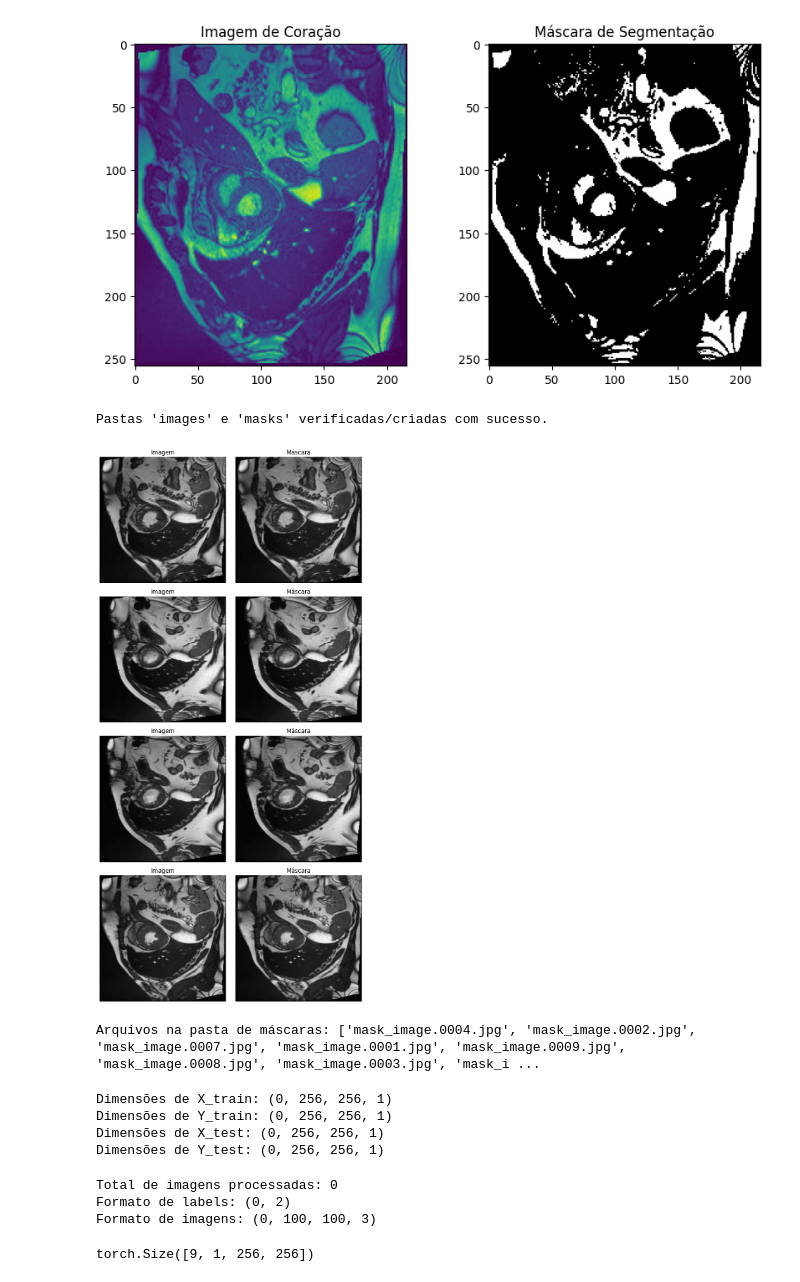
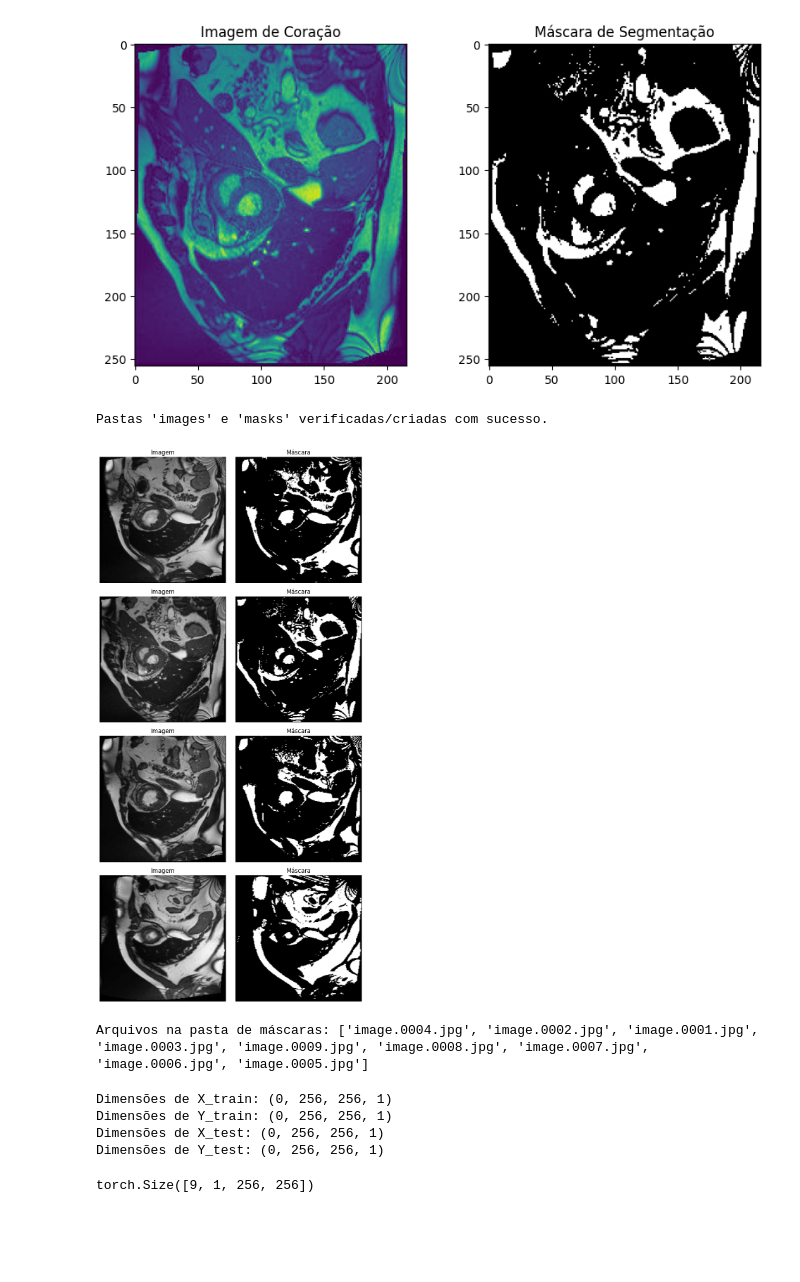
Before and after one commit to Alan240124/Alan, a Jupyter notebook: Atividade_Dataloader.ipynb, the cells around one changed output. Drawn from its saved outputs; the diff is of its cells as text; code cells hidden in the pictures; blank space fills up the shorter version.

```diff
--- a/Atividade_Dataloader.ipynb
+++ b/Atividade_Dataloader.ipynb
@@ -60,6 +19,0 @@ Batch de dados: torch.Size([8, 3, 256, 256]), Batch de labels: torch.Size([8])
-# %%
-# Dados de exemplo
-dados = torch.randn(100, 3)  # 100 amostras, 3 características cada
-labels = torch.randint(0, 2, (100,))  # 100 rótulos binários
-
-dataset = MeuDataset(dados, labels)
@@ -188,8 +483,8 @@ class CustomDataset(Dataset):
         return image, mask
 
 # Diretórios das imagens e máscaras
-images_dir = '/content/drive/MyDrive/DataSet/images/'
-masks_dir = '/content/drive/MyDrive/DataSet/masks/'
+images_dir = '/content/drive/MyDrive/DataSet3/images'
+masks_dir = '/content/drive/MyDrive/DataSet3/masks'
 
 # Transformações (opcional)
 transform = transforms.Compose([
@@ -217,7 +512,7 @@ import torchvision.transforms as transforms
 from PIL import Image
 
 # Carregando a imagem
-image_path = '/content/drive/MyDrive/DataSet/images/image.0001.jpg'
+image_path = '/content/drive/MyDrive/DataSet3/images/image.0001.jpg'
 image = Image.open(image_path)
 
 # Convertendo a imagem para tensor
@@ -256,7 +551,7 @@ import matplotlib.pyplot as plt
 import numpy as np
 
 # Caminho base do dataset de segmentação do coração
-dataset_path = "/content/drive/MyDrive/Dataset2"
+dataset_path = "/content/drive/MyDrive/DataSet3"
 
 # Função para criar as pastas, caso não existam
 def criar_pastas_dataset():
@@ -313,41 +608,41 @@ def visualizar_batch(dataloader):
     plt.tight_layout()
     plt.show()
 
 # Função principal
 def main():
     # Chama a função para garantir que as pastas existam
     criar_pastas_dataset()
 
     # Define o caminho para as pastas de imagens e máscaras
     images_dir = os.path.join(dataset_path, "images")
     masks_dir = os.path.join(dataset_path, "masks")
 
     # Transforma de exemplo (normalização e redimensionamento)
     transform = transforms.Compose([
         transforms.Resize((256, 256)),
         transforms.ToTensor(),
     ])
 
     # Cria o DataLoader
     heart_dataset = HeartSegmentationDataset(images_dir=images_dir, masks_dir=masks_dir, transform=transform)
     dataloader = DataLoader(heart_dataset, batch_size=4, shuffle=True)
 
     # Chama a função para exibir um batch de imagens e máscaras
     visualizar_batch(dataloader)
 
 # Verifica se o script está sendo executado diretamente
 if __name__ == "__main__":
     main()
 # %% [output]
 Pastas 'images' e 'masks' verificadas/criadas com sucesso.
-[figure, old version]
+[figure, new version]
 # %%
 import os
 
-masks_dir = '/content/drive/MyDrive/DataSet/masks/'  # Ajuste conforme necessário
+masks_dir = '/content/drive/MyDrive/DataSet3/images'  # Ajuste conforme necessário
 print("Arquivos na pasta de máscaras:", os.listdir(masks_dir))
 # %% [output]
-Arquivos na pasta de máscaras: ['mask_image.0004.jpg', 'mask_image.0002.jpg', 'mask_image.0007.jpg', 'mask_image.0001.jpg', 'mask_image.0009.jpg', 'mask_image.0008.jpg', 'mask_image.0003.jpg', 'mask_i ...
+Arquivos na pasta de máscaras: ['image.0004.jpg', 'image.0002.jpg', 'image.0001.jpg', 'image.0003.jpg', 'image.0009.jpg', 'image.0008.jpg', 'image.0007.jpg', 'image.0006.jpg', 'image.0005.jpg']
 # %%
 import os
 import cv2
@@ -409,59 +705,6 @@ Dimensões de X_train: (0, 256, 256, 1)
 Dimensões de Y_train: (0, 256, 256, 1)
 Dimensões de X_test: (0, 256, 256, 1)
 Dimensões de Y_test: (0, 256, 256, 1)
-# %%
-import numpy as np
-from glob import glob
-from tqdm import tqdm
-from skimage.io import imread
-from skimage.transform import resize
-
-# Definir os caminhos das imagens e máscaras
-images_dir = '/content/drive/MyDrive/DataSet/images/*/'
-masks_dir = '/content/drive/MyDrive/DataSet/masks/*/*.tif'
-
-# Coletar arquivos de imagem e máscara
-database_images_files = glob(images_dir + '*/*')  # Supondo que as imagens estão organizadas por subdiretórios
-database_masks_files = glob(masks_dir + '*.tif')
-
-# Verificar a quantidade de classes
-n_classes = 2  # Supondo que há apenas duas classes: 'images' e 'masks'
-
-# Número total de arquivos (imagens + máscaras)
-n_files = len(database_images_files) + len(database_masks_files)
-
-# Inicializar arrays para labels e imagens
-labels = np.zeros((n_files, n_classes))  # (n_files, n_classes)
-images = np.zeros((n_files, 100, 100, 3))  # (n_files, 100, 100, 3)
-
-# Inicializar contadores
-cont = 0  # Contador global para as imagens
-lb = 0  # Label index para a classe
-
-# Processar as imagens (classe 0)
-for fc in tqdm(database_images_files):
-    labels[cont, 0] = 1  # Classe 0 para as imagens
-    im = imread(fc)  # Ler a imagem
-    image_resized = resize(im, (100, 100, 3))  # Redimensionar a imagem para 100x100x3
-    images[cont, :, :, :] = image_resized  # Armazenar a imagem redimensionada
-    cont += 1  # Incrementar o contador global
-
-# Processar as máscaras (classe 1)
-for fc in tqdm(database_masks_files):
-    labels[cont, 1] = 1  # Classe 1 para as máscaras
-    im = imread(fc)  # Ler a máscara
-    image_resized = resize(im, (100, 100, 3))  # Redimensionar a máscara para 100x100x3
-    images[cont, :, :, :] = image_resized  # Armazenar a máscara redimensionada
-    cont += 1  # Incrementar o contador global
-lb +=1
-# Exibir informações finais
-print(f"Total de imagens processadas: {cont}")
-print(f"Formato de labels: {labels.shape}")
-print(f"Formato de imagens: {images.shape}")
-# %% [output]
-Total de imagens processadas: 0
-Formato de labels: (0, 2)
-Formato de imagens: (0, 100, 100, 3)
 # %%
 images.shape
 # %% [output]
```
Also changed, not shown: parts of 31 cells of this notebook.
